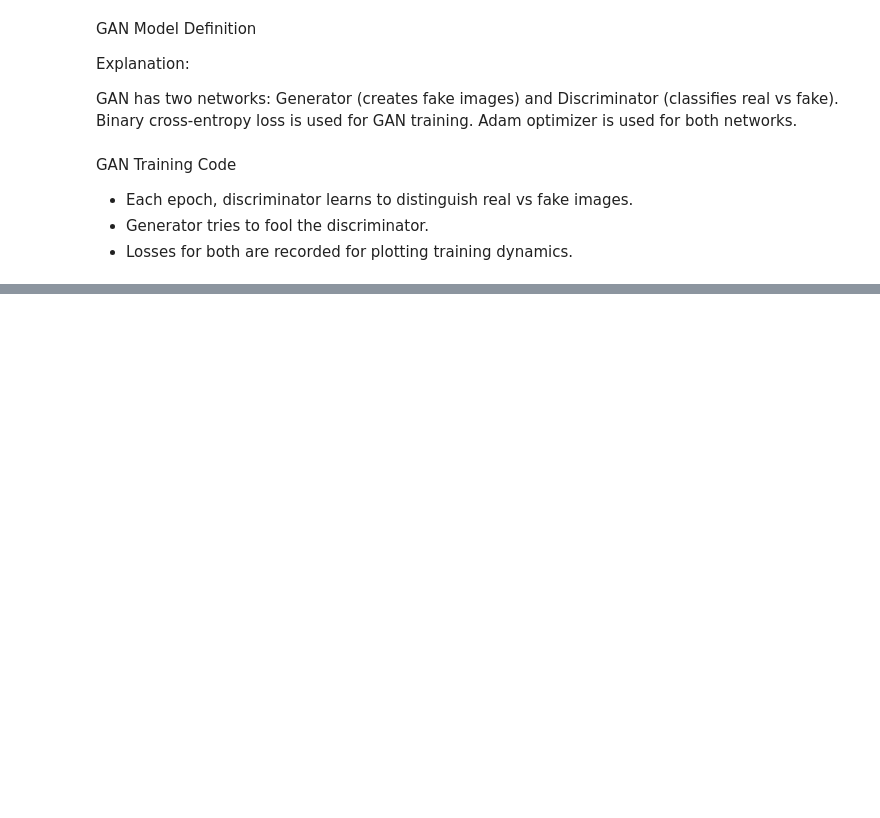
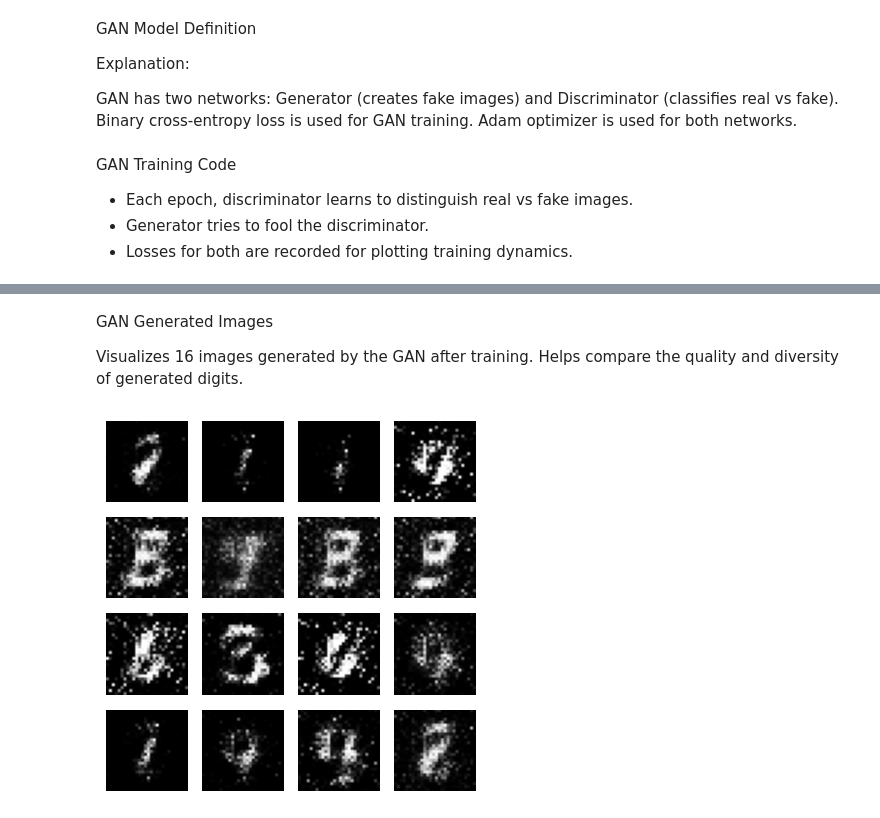
Before and after one commit to Rjshrestha/MSIT3103-GenAI-assignments, a Jupyter notebook: Assignment-1.ipynb, the cells around one changed output, grey strips where cells are left out. Saved outputs shown, nothing was run; the diff lists cells and outputs as text; code cells hidden in the pictures; blank space fills up the shorter version.

```diff
--- a/Assignment-1.ipynb
+++ b/Assignment-1.ipynb
@@ -297,0 +301,18 @@ plt.show()
+# %% [markdown]
+GAN Generated Images
+
+Visualizes 16 images generated by the GAN after training.
+Helps compare the quality and diversity of generated digits.
+# %%
+noise = torch.randn(16, noise_dim)
+generated_images = generator(noise).view(-1, 28, 28)
+
+plt.figure(figsize=(4,4))
+for i in range(16):
+    plt.subplot(4,4,i+1)
+    plt.imshow(generated_images[i].detach(), cmap='gray')
+    plt.axis('off')
+plt.tight_layout()
+plt.show()
+# %% [output]
+[figure, added]
```
Also changed, not shown: parts of 3 cells of this notebook.
